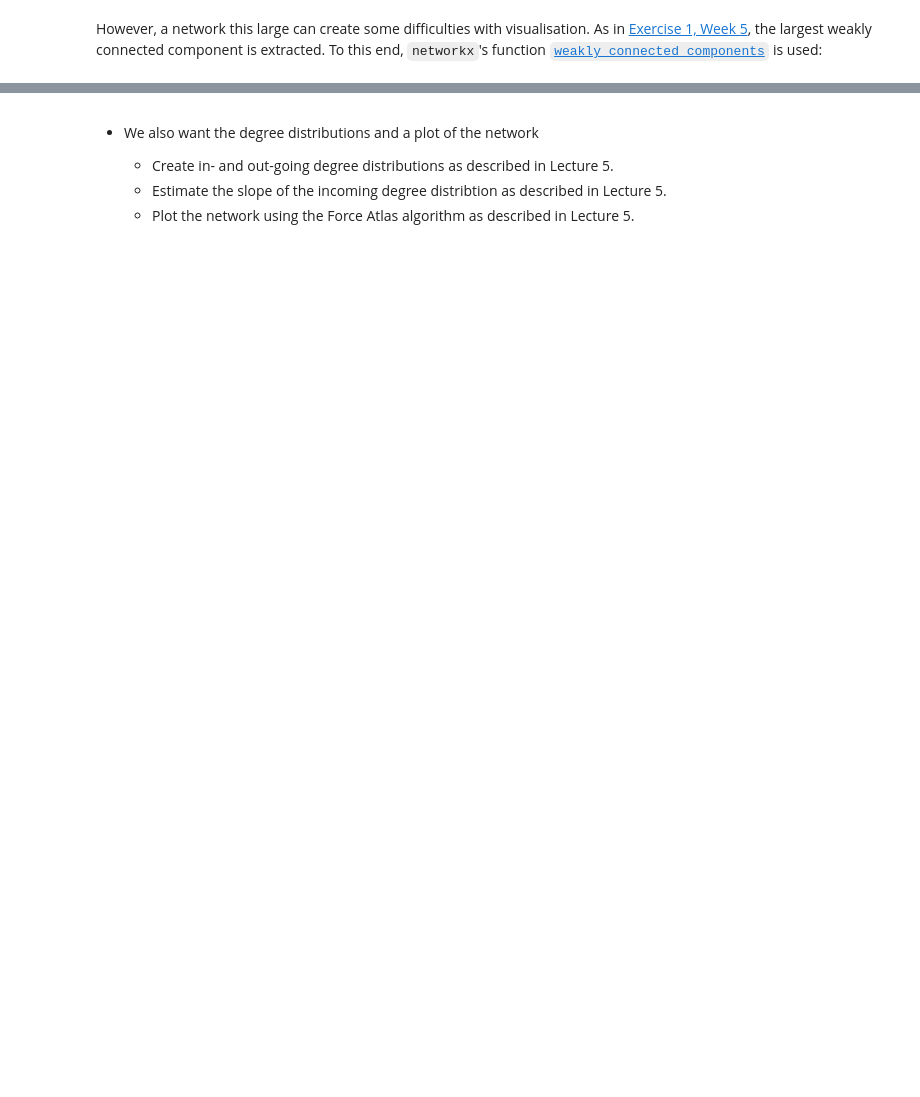
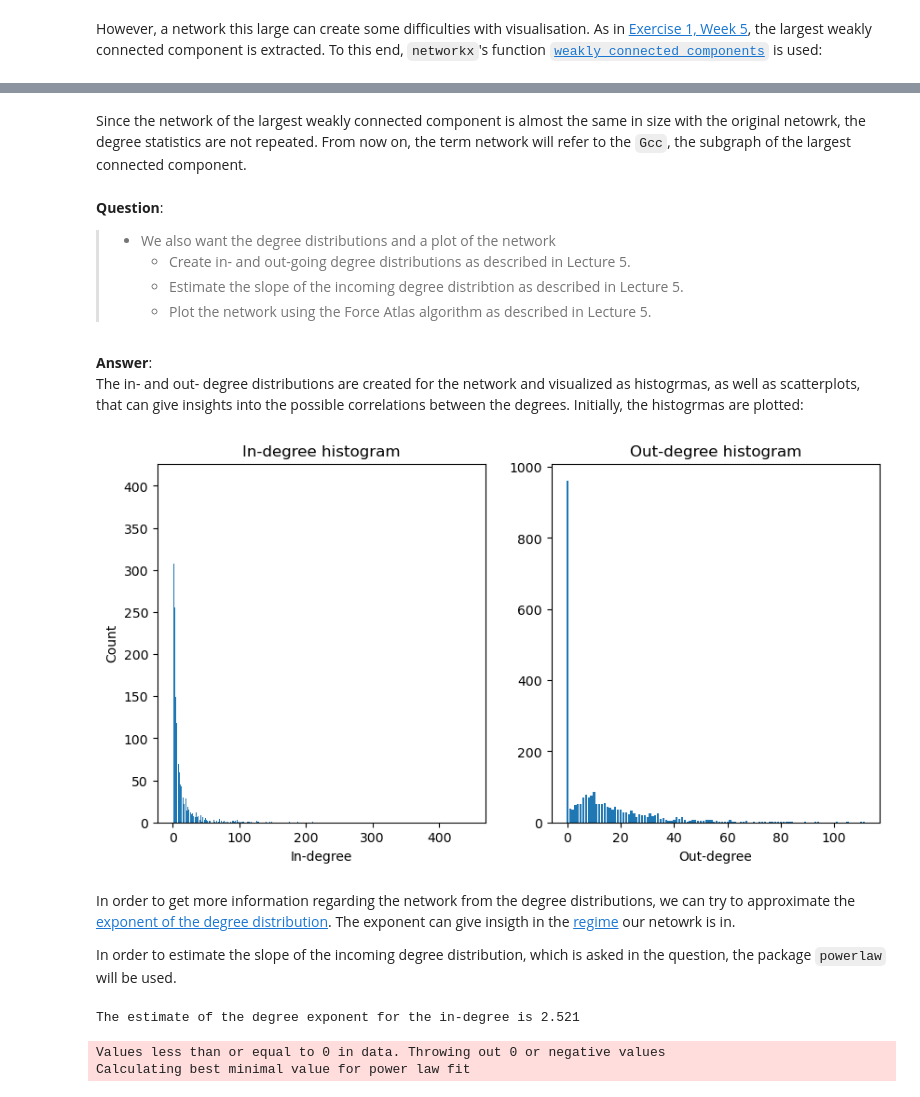
Before and after one commit to gpanagioto/projects_socialgraphs22, a Jupyter notebook: Assignment2/sg22_assignment_2_ima.ipynb, the cells around one changed output, grey strips where cells are left out. Drawn from its saved outputs; the diff is of its cells as text; code cells hidden in the pictures; blank space fills up the shorter version.

```diff
--- a/Assignment2/sg22_assignment_2_ima.ipynb
+++ b/Assignment2/sg22_assignment_2_ima.ipynb
@@ -182,6 +187,46 @@ len(largest_cc)
+# %%
+Gcc = G.subgraph(largest_cc)
+# %% [markdown]
+Since the network of the largest weakly connected component is almost the same in size with the original netowrk, the degree statistics are not repeated. From now on, the term network will refer to the `Gcc`, the subgraph of the largest connected component.
 # %% [markdown]
-* We also want the degree distributions and a plot of the network
-
-  * Create in- and out-going degree distributions as described in Lecture 5.
-  * Estimate the slope of the incoming degree distribtion as described in Lecture 5.
-  * Plot the network using the Force Atlas algorithm as described in Lecture 5.
+__Question__:
+> * We also want the degree distributions and a plot of the network
+>    * Create in- and out-going degree distributions as described in Lecture 5.
+>    * Estimate the slope of the incoming degree distribtion as described in Lecture 5.
+>    * Plot the network using the Force Atlas algorithm as described in Lecture 5.
+# %% [markdown]
+__Answer__:
+The in- and out- degree distributions are created for the network and visualized as histogrmas, as well as scatterplots, that can give insights into the possible correlations between the degrees. Initially, the histogrmas are plotted:
+# %%
+# Calculate the in- and out - degree distribution for Gcc
+in_degrees = np.array([degree for (node, degree) in Gcc.in_degree()])
+out_degrees = np.array([degree for (node, degree) in Gcc.out_degree()])
+
+# Calculate the bin size, histogram counts and edges for the in-degree distribution
+v_in = np.arange(in_degrees.min(), in_degrees.max()+1, 1)
+hist_in, edges_in = np.histogram(in_degrees, bins = v_in)
+
+# Calculate the bin size, histogram counts and edges for the out-degree distribution
+v_out = np.arange(out_degrees.min(), out_degrees.max()+1, 1)
+hist_out, edges_out = np.histogram(out_degrees, bins = v_out)
+# %%
+fig = plt.figure(figsize=(10,5))
+
+plt.subplot(1,2,1)
+plt.bar(edges_in[:-1], hist_in)
+plt.xlabel('In-degree')
+plt.ylabel('Count')
+plt.title('In-degree histogram')
+
+plt.subplot(1,2,2)
+plt.bar(edges_out[:-1], hist_out)
+plt.xlabel('Out-degree')
+plt.title('Out-degree histogram')
+
+plt.show()
+# %% [output]
+[figure, added]
+# %% [markdown]
+In order to get more information regarding the network from the degree distributions, we can try to approximate the [exponent of the degree distribution](http://networksciencebook.com/chapter/4#power-laws). The exponent can give insigth in the [regime](http://networksciencebook.com/chapter/4#degree-exponent) our netowrk is in.
+
+In order to estimate the slope of the incoming degree distribution, which is asked in the question, the package `powerlaw` will be used.
@@ -187,0 +236,7 @@ len(largest_cc)
+# %%
+gamma_in = powerlaw.Fit(in_degrees).alpha # Estimate the degree exponent for the in-degree distribution
+print(f"The estimate of the degree exponent for the in-degree is {np.round(gamma_in,3)}")
+# %% [output]
+The estimate of the degree exponent for the in-degree is 2.521
+Values less than or equal to 0 in data. Throwing out 0 or negative values
+Calculating best minimal value for power law fit
```
Also changed, not shown: parts of 11 cells of this notebook.
